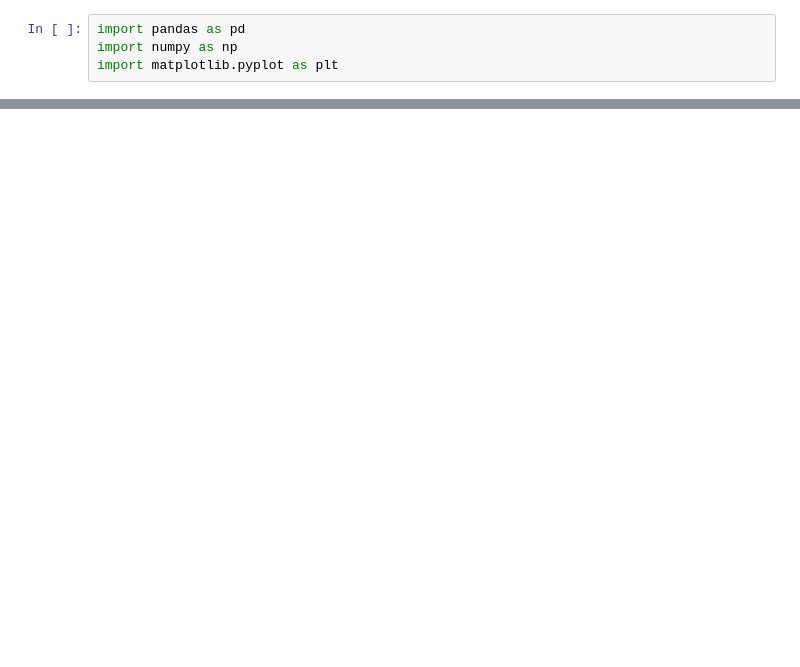
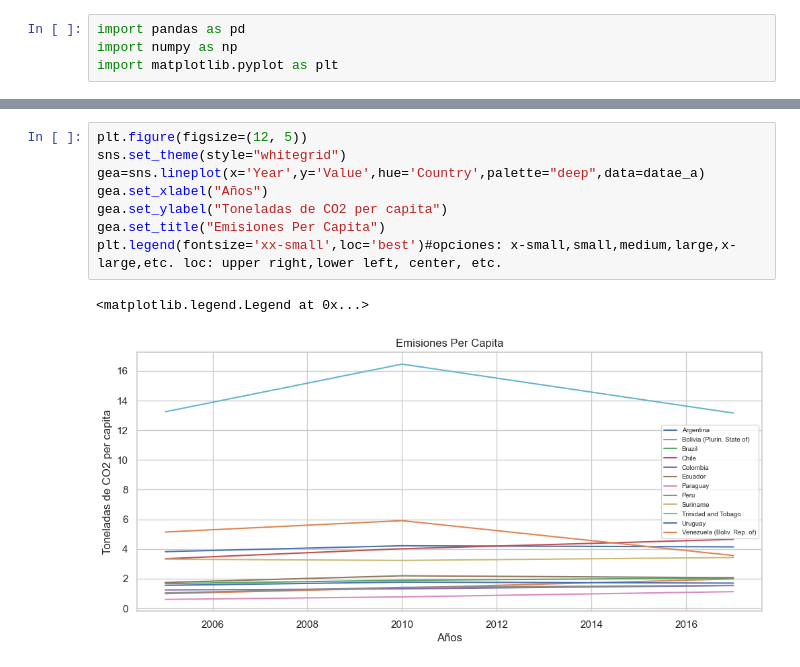
Before and after one commit to Mateoferrnandez/Projects, a Jupyter notebook: Emissions_data_Copy1.ipynb, the cells around one changed output, grey strips where cells are left out. Cells and saved outputs as stored; diff of their text form; blank space fills up the shorter version.

```diff
--- a/Emissions_data_Copy1.ipynb
+++ b/Emissions_data_Copy1.ipynb
@@ -172,0 +185,11 @@ The `ci` parameter is deprecated. Use `errorbar=None` for the same effect.
+# %%
+plt.figure(figsize=(12, 5))
+sns.set_theme(style="whitegrid")
+gea=sns.lineplot(x='Year',y='Value',hue='Country',palette="deep",data=datae_a)
+gea.set_xlabel("Años")
+gea.set_ylabel("Toneladas de CO2 per capita")
+gea.set_title("Emisiones Per Capita")
+plt.legend(fontsize='xx-small',loc='best')#opciones: x-small,small,medium,large,x-large,etc. loc: upper right,lower left, center, etc.
+# %% [output]
+<matplotlib.legend.Legend at 0x...>
+[figure, added]
```
Also changed, not shown: parts of 28 cells of this notebook.
